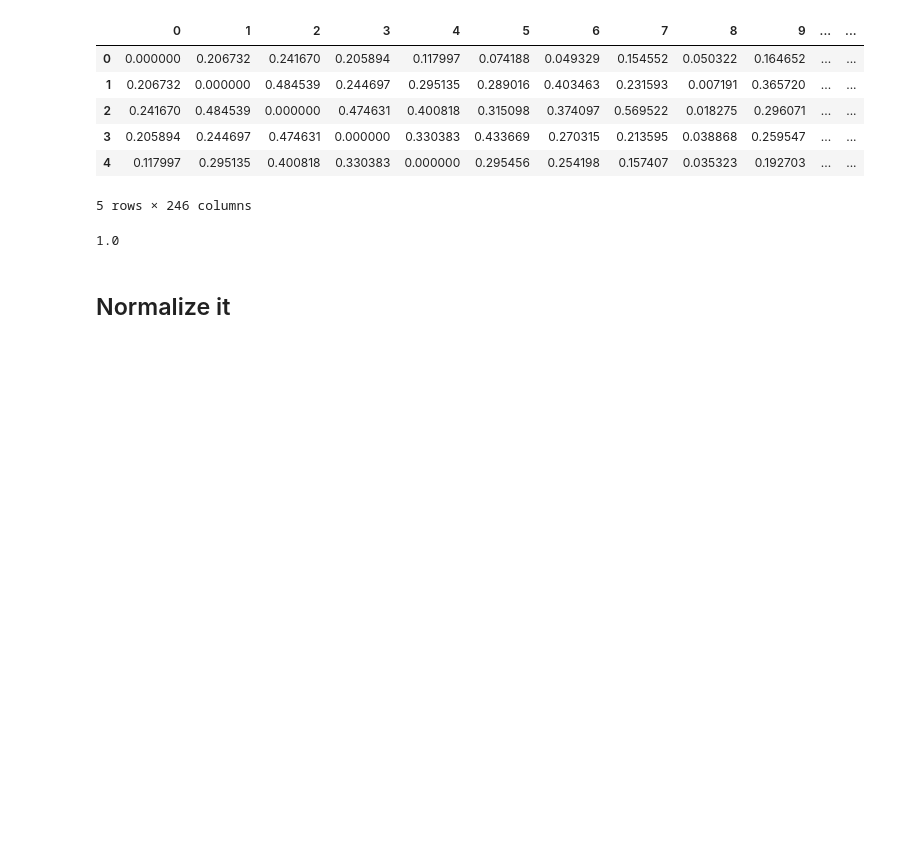
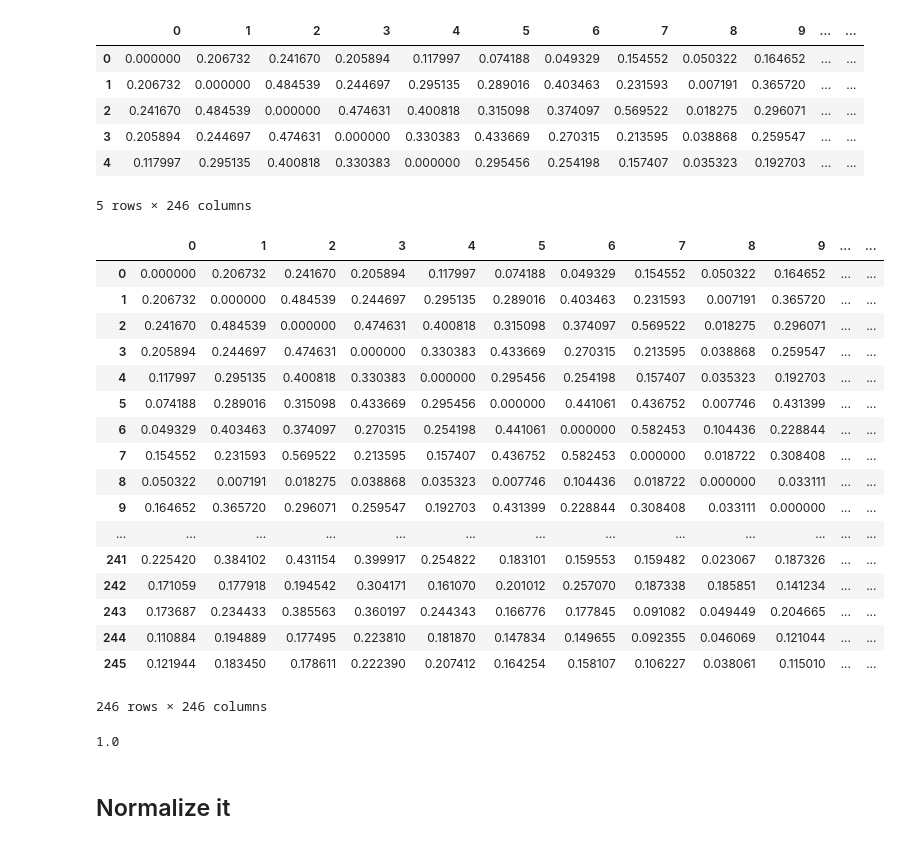
Before and after one commit to taylorperkins/Spoon-River-Anthology, a Jupyter notebook: notebooks/Create Similarity Matrix.ipynb, the cells around one changed output. Cells and saved outputs as stored; diff of their text form; code cells hidden in the pictures; blank space fills up the shorter version.

```diff
--- a/notebooks/Create Similarity Matrix.ipynb
+++ b/notebooks/Create Similarity Matrix.ipynb
@@ -121,6 +121,27 @@ similarities_matrix.head()
 | 3 | 0.205894 | 0.244697 | 0.474631 | 0.000000 | 0.330383 | 0.433669 | 0.270315 | 0.213595 | 0.038868 | 0.259547 | ... | ... |
 | 4 | 0.117997 | 0.295135 | 0.400818 | 0.330383 | 0.000000 | 0.295456 | 0.254198 | 0.157407 | 0.035323 | 0.192703 | ... | ... |
 5 rows × 246 columns
+# %%
+similarities_matrix
+# %% [output]
+|  | 0 | 1 | 2 | 3 | 4 | 5 | 6 | 7 | 8 | 9 | ... | ... |
+| 0 | 0.000000 | 0.206732 | 0.241670 | 0.205894 | 0.117997 | 0.074188 | 0.049329 | 0.154552 | 0.050322 | 0.164652 | ... | ... |
+| 1 | 0.206732 | 0.000000 | 0.484539 | 0.244697 | 0.295135 | 0.289016 | 0.403463 | 0.231593 | 0.007191 | 0.365720 | ... | ... |
+| 2 | 0.241670 | 0.484539 | 0.000000 | 0.474631 | 0.400818 | 0.315098 | 0.374097 | 0.569522 | 0.018275 | 0.296071 | ... | ... |
+| 3 | 0.205894 | 0.244697 | 0.474631 | 0.000000 | 0.330383 | 0.433669 | 0.270315 | 0.213595 | 0.038868 | 0.259547 | ... | ... |
+| 4 | 0.117997 | 0.295135 | 0.400818 | 0.330383 | 0.000000 | 0.295456 | 0.254198 | 0.157407 | 0.035323 | 0.192703 | ... | ... |
+| 5 | 0.074188 | 0.289016 | 0.315098 | 0.433669 | 0.295456 | 0.000000 | 0.441061 | 0.436752 | 0.007746 | 0.431399 | ... | ... |
+| 6 | 0.049329 | 0.403463 | 0.374097 | 0.270315 | 0.254198 | 0.441061 | 0.000000 | 0.582453 | 0.104436 | 0.228844 | ... | ... |
+| 7 | 0.154552 | 0.231593 | 0.569522 | 0.213595 | 0.157407 | 0.436752 | 0.582453 | 0.000000 | 0.018722 | 0.308408 | ... | ... |
+| 8 | 0.050322 | 0.007191 | 0.018275 | 0.038868 | 0.035323 | 0.007746 | 0.104436 | 0.018722 | 0.000000 | 0.033111 | ... | ... |
+| 9 | 0.164652 | 0.365720 | 0.296071 | 0.259547 | 0.192703 | 0.431399 | 0.228844 | 0.308408 | 0.033111 | 0.000000 | ... | ... |
+| ... | ... | ... | ... | ... | ... | ... | ... | ... | ... | ... | ... | ... |
+| 241 | 0.225420 | 0.384102 | 0.431154 | 0.399917 | 0.254822 | 0.183101 | 0.159553 | 0.159482 | 0.023067 | 0.187326 | ... | ... |
+| 242 | 0.171059 | 0.177918 | 0.194542 | 0.304171 | 0.161070 | 0.201012 | 0.257070 | 0.187338 | 0.185851 | 0.141234 | ... | ... |
+| 243 | 0.173687 | 0.234433 | 0.385563 | 0.360197 | 0.244343 | 0.166776 | 0.177845 | 0.091082 | 0.049449 | 0.204665 | ... | ... |
+| 244 | 0.110884 | 0.194889 | 0.177495 | 0.223810 | 0.181870 | 0.147834 | 0.149655 | 0.092355 | 0.046069 | 0.121044 | ... | ... |
+| 245 | 0.121944 | 0.183450 | 0.178611 | 0.222390 | 0.207412 | 0.164254 | 0.158107 | 0.106227 | 0.038061 | 0.115010 | ... | ... |
+246 rows × 246 columns
 # %%
 max(similarities_matrix.max())
 # %% [output]
```
Also changed, not shown: parts of 2 cells of this notebook, 18 other files.
